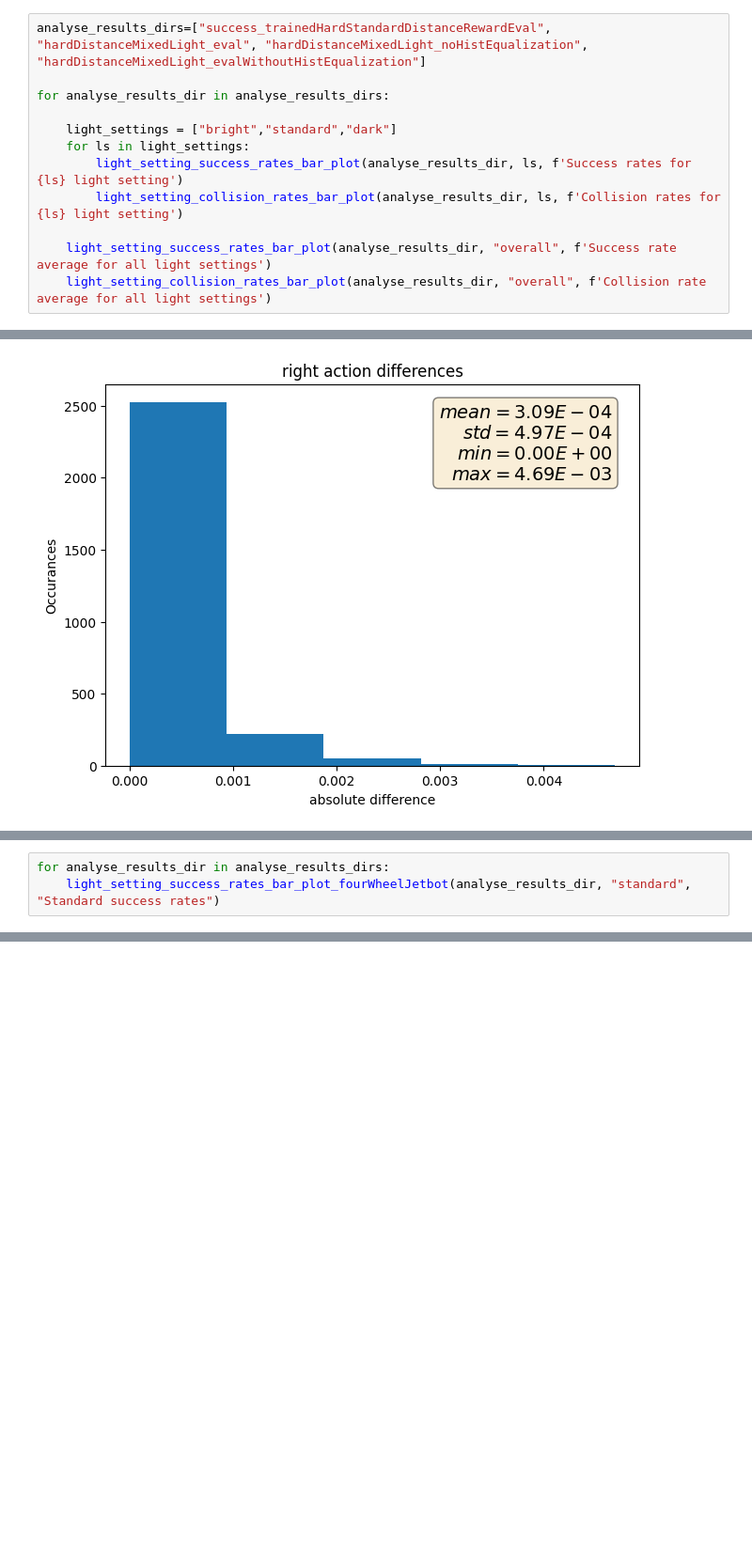
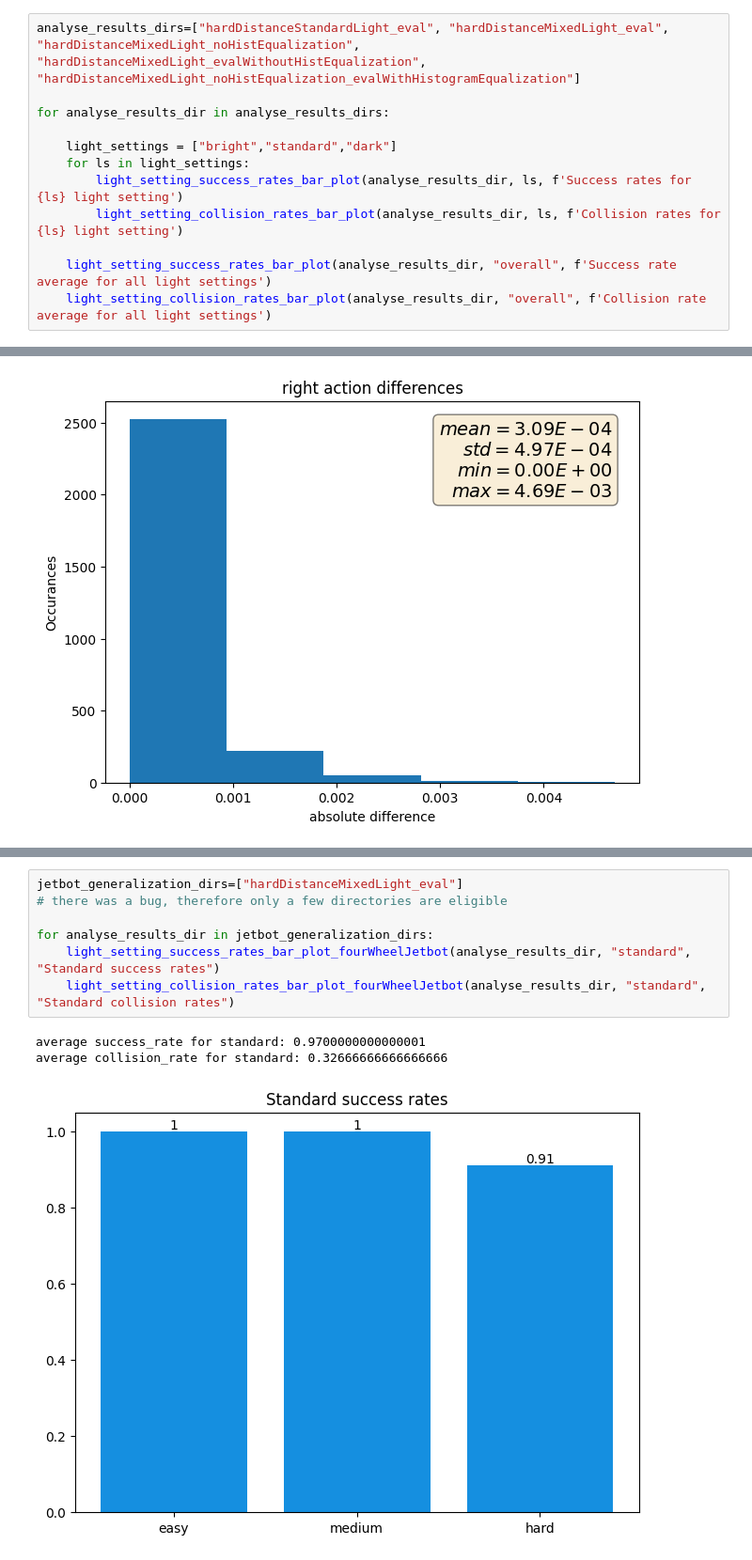
Before and after one commit to geschnee/carsim-rl-cnn, a Jupyter notebook: python/eval_and_replay_analysis.ipynb, the cells around one changed output, grey strips where cells are left out. Shown at 94% size. Cells and saved outputs as stored; diff of their text form; blank space fills up the shorter version.

```diff
--- a/python/eval_and_replay_analysis.ipynb
+++ b/python/eval_and_replay_analysis.ipynb
@@ -372,7 +372,7 @@ def light_setting_collision_rates_bar_plot(target_dir, light_setting, title):
 
 Difficulty tracks
 # %%
-analyse_results_dirs=["success_trainedHardStandardDistanceRewardEval", "hardDistanceMixedLight_eval", "hardDistanceMixedLight_noHistEqualization", "hardDistanceMixedLight_evalWithoutHistEqualization"]
+analyse_results_dirs=["hardDistanceStandardLight_eval", "hardDistanceMixedLight_eval", "hardDistanceMixedLight_noHistEqualization", "hardDistanceMixedLight_evalWithoutHistEqualization", "hardDistanceMixedLight_noHistEqualization_evalWithHistogramEqualization"]
 
 for analyse_results_dir in analyse_results_dirs:
 
@@ -614,3 +563,0 @@ def light_setting_success_rates_bar_plot_fourWheelJetbot(target_dir, light_setti
-# %%
-for analyse_results_dir in analyse_results_dirs:
-    light_setting_success_rates_bar_plot_fourWheelJetbot(analyse_results_dir, "standard", "Standard success rates")
@@ -625,0 +791,11 @@ average success_rate for standard: 0.12333333333333334
+# %%
+jetbot_generalization_dirs=["hardDistanceMixedLight_eval"]
+# there was a bug, therefore only a few directories are eligible
+
+for analyse_results_dir in jetbot_generalization_dirs:
+    light_setting_success_rates_bar_plot_fourWheelJetbot(analyse_results_dir, "standard", "Standard success rates")
+    light_setting_collision_rates_bar_plot_fourWheelJetbot(analyse_results_dir, "standard", "Standard collision rates")
+# %% [output]
+average success_rate for standard: 0.9700000000000001
+average collision_rate for standard: 0.32666666666666666
+[figure, added]
```
Also changed, not shown: parts of 13 cells of this notebook, 4 other files.
